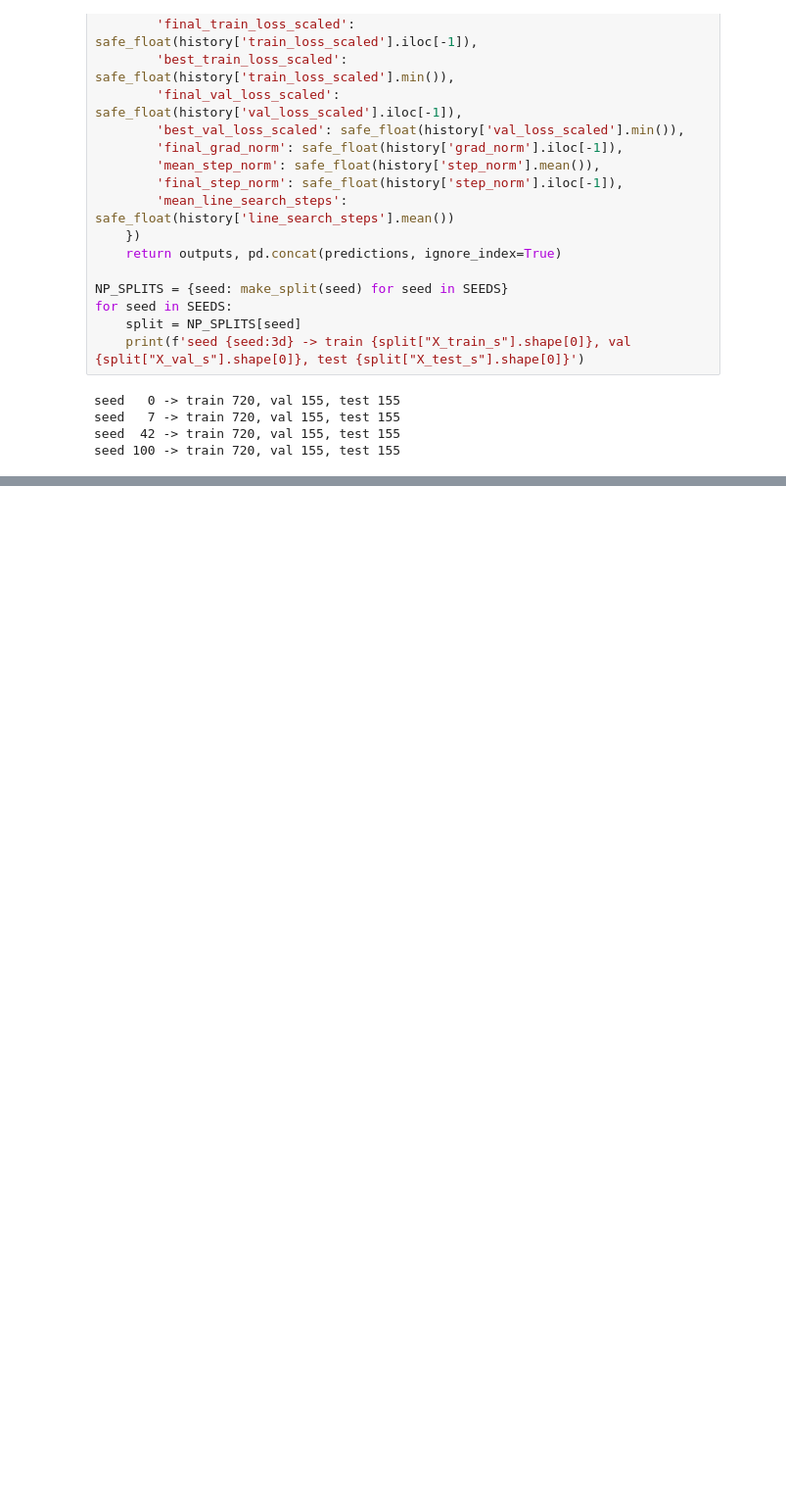
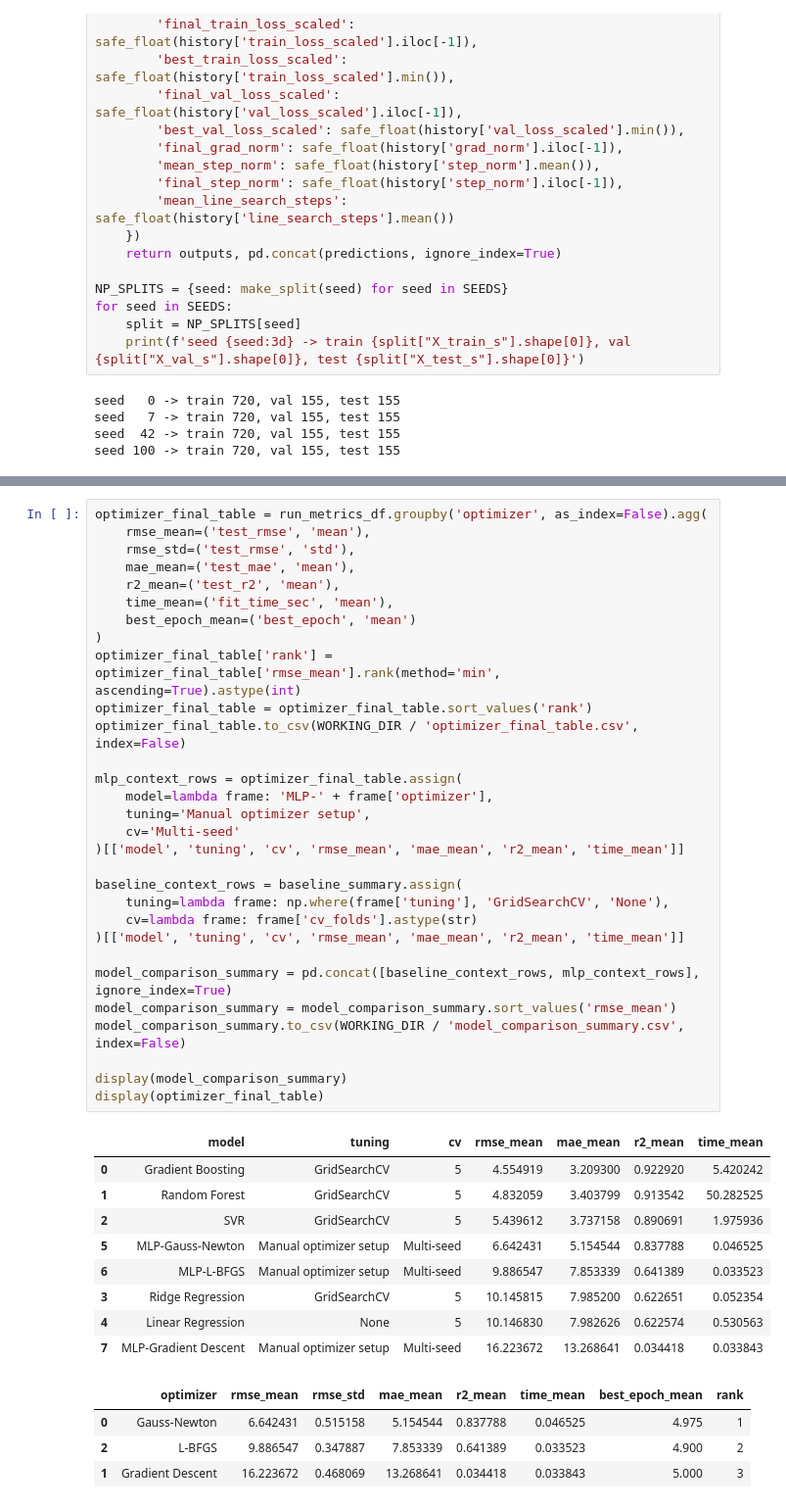
Before and after one commit to avezoor/MachineLearningRepository, a Jupyter notebook: TPOConcreteCompressiveStrength.ipynb, the cells around one changed output, grey strips where cells are left out. Shown at 98% size. Drawn from its saved outputs; the diff is of its cells as text; blank space fills up the shorter version.

```diff
--- a/TPOConcreteCompressiveStrength.ipynb
+++ b/TPOConcreteCompressiveStrength.ipynb
@@ -974,0 +1240,44 @@ Kurva loss training dan validation rata rata tiap optimizer, distribusi test RMS
+# %%
+optimizer_final_table = run_metrics_df.groupby('optimizer', as_index=False).agg(
+    rmse_mean=('test_rmse', 'mean'),
+    rmse_std=('test_rmse', 'std'),
+    mae_mean=('test_mae', 'mean'),
+    r2_mean=('test_r2', 'mean'),
+    time_mean=('fit_time_sec', 'mean'),
+    best_epoch_mean=('best_epoch', 'mean')
+)
+optimizer_final_table['rank'] = optimizer_final_table['rmse_mean'].rank(method='min', ascending=True).astype(int)
+optimizer_final_table = optimizer_final_table.sort_values('rank')
+optimizer_final_table.to_csv(WORKING_DIR / 'optimizer_final_table.csv', index=False)
+
+mlp_context_rows = optimizer_final_table.assign(
+    model=lambda frame: 'MLP-' + frame['optimizer'],
+    tuning='Manual optimizer setup',
+    cv='Multi-seed'
+)[['model', 'tuning', 'cv', 'rmse_mean', 'mae_mean', 'r2_mean', 'time_mean']]
+
+baseline_context_rows = baseline_summary.assign(
+    tuning=lambda frame: np.where(frame['tuning'], 'GridSearchCV', 'None'),
+    cv=lambda frame: frame['cv_folds'].astype(str)
+)[['model', 'tuning', 'cv', 'rmse_mean', 'mae_mean', 'r2_mean', 'time_mean']]
+
+model_comparison_summary = pd.concat([baseline_context_rows, mlp_context_rows], ignore_index=True)
+model_comparison_summary = model_comparison_summary.sort_values('rmse_mean')
+model_comparison_summary.to_csv(WORKING_DIR / 'model_comparison_summary.csv', index=False)
+
+display(model_comparison_summary)
+display(optimizer_final_table)
+# %% [output]
+|  | model | tuning | cv | rmse_mean | mae_mean | r2_mean | time_mean |
+| 0 | Gradient Boosting | GridSearchCV | 5 | 4.554919 | 3.209300 | 0.922920 | 5.420242 |
+| 1 | Random Forest | GridSearchCV | 5 | 4.832059 | 3.403799 | 0.913542 | 50.282525 |
+| 2 | SVR | GridSearchCV | 5 | 5.439612 | 3.737158 | 0.890691 | 1.975936 |
+| 5 | MLP-Gauss-Newton | Manual optimizer setup | Multi-seed | 6.642431 | 5.154544 | 0.837788 | 0.046525 |
+| 6 | MLP-L-BFGS | Manual optimizer setup | Multi-seed | 9.886547 | 7.853339 | 0.641389 | 0.033523 |
+| 3 | Ridge Regression | GridSearchCV | 5 | 10.145815 | 7.985200 | 0.622651 | 0.052354 |
+| 4 | Linear Regression | None | 5 | 10.146830 | 7.982626 | 0.622574 | 0.530563 |
+| 7 | MLP-Gradient Descent | Manual optimizer setup | Multi-seed | 16.223672 | 13.268641 | 0.034418 | 0.033843 |
+|  | optimizer | rmse_mean | rmse_std | mae_mean | r2_mean | time_mean | best_epoch_mean | rank |
+| 0 | Gauss-Newton | 6.642431 | 0.515158 | 5.154544 | 0.837788 | 0.046525 | 4.975 | 1 |
+| 2 | L-BFGS | 9.886547 | 0.347887 | 7.853339 | 0.641389 | 0.033523 | 4.900 | 2 |
+| 1 | Gradient Descent | 16.223672 | 0.468069 | 13.268641 | 0.034418 | 0.033843 | 5.000 | 3 |
```
Also changed, not shown: parts of 39 cells of this notebook.
